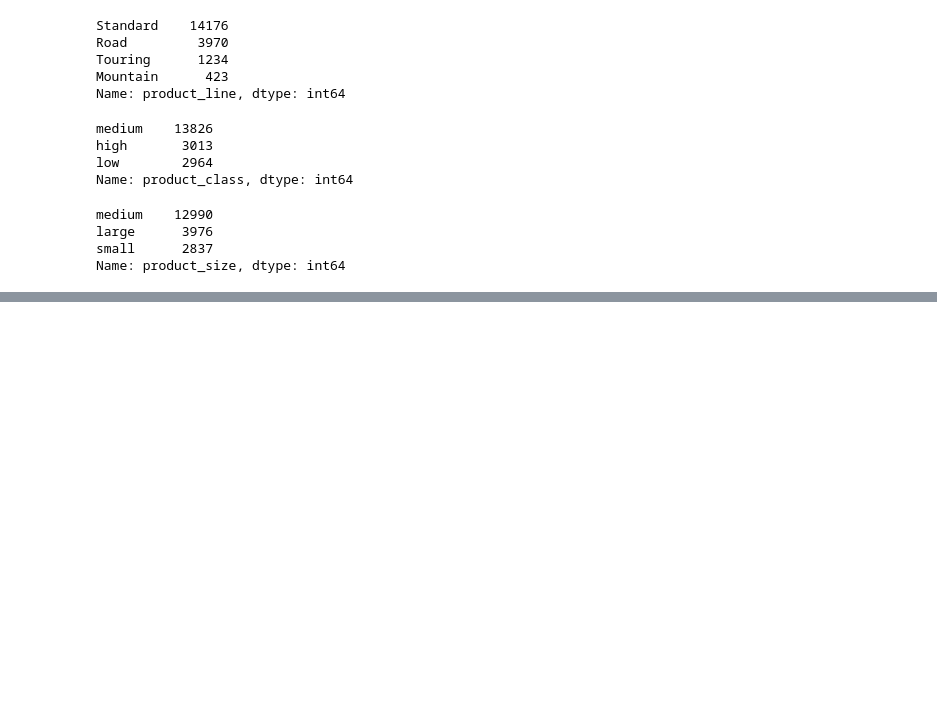
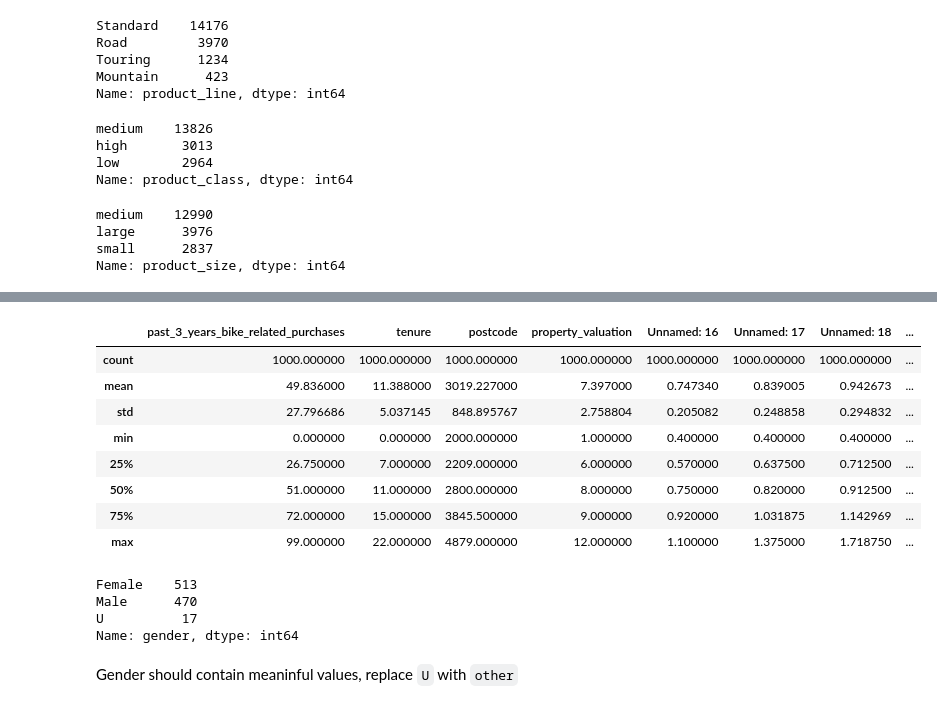
Before and after one commit to pydawud/Bicycle-Company-Analysis, a Jupyter notebook: Quality Asessment.ipynb, the cells around one changed output, grey strips where cells are left out. Saved outputs shown, nothing was run; the diff lists cells and outputs as text; code cells hidden in the pictures; blank space fills up the shorter version.

Commit message:
quality asessment of NewCustomerList Table

```diff
--- a/Quality Asessment.ipynb
+++ b/Quality Asessment.ipynb
@@ -201,0 +206,3 @@ Name: product_size, dtype: int64
+# %%
+df_newcus = pd.read_excel(file, 'NewCustomerList', header=1)
+df_newcus.head()
@@ -201,0 +259,22 @@ Name: product_size, dtype: int64
+# %%
+df_newcus.describe()
+# %% [output]
+|  | past_3_years_bike_related_purchases | tenure | postcode | property_valuation | Unnamed: 16 | Unnamed: 17 | Unnamed: 18 | ... |
+| count | 1000.000000 | 1000.000000 | 1000.000000 | 1000.000000 | 1000.000000 | 1000.000000 | 1000.000000 | ... |
+| mean | 49.836000 | 11.388000 | 3019.227000 | 7.397000 | 0.747340 | 0.839005 | 0.942673 | ... |
+| std | 27.796686 | 5.037145 | 848.895767 | 2.758804 | 0.205082 | 0.248858 | 0.294832 | ... |
+| min | 0.000000 | 0.000000 | 2000.000000 | 1.000000 | 0.400000 | 0.400000 | 0.400000 | ... |
+| 25% | 26.750000 | 7.000000 | 2209.000000 | 6.000000 | 0.570000 | 0.637500 | 0.712500 | ... |
+| 50% | 51.000000 | 11.000000 | 2800.000000 | 8.000000 | 0.750000 | 0.820000 | 0.912500 | ... |
+| 75% | 72.000000 | 15.000000 | 3845.500000 | 9.000000 | 0.920000 | 1.031875 | 1.142969 | ... |
+| max | 99.000000 | 22.000000 | 4879.000000 | 12.000000 | 1.100000 | 1.375000 | 1.718750 | ... |
+# %%
+#lets inpect the columns
+df_newcus['gender'].value_counts()
+# %% [output]
+Female    513
+Male      470
+U          17
+Name: gender, dtype: int64
+# %% [markdown]
+Gender should contain meaninful values, replace `U` with `other`
```
Also changed, not shown: parts of 19 cells of this notebook.
